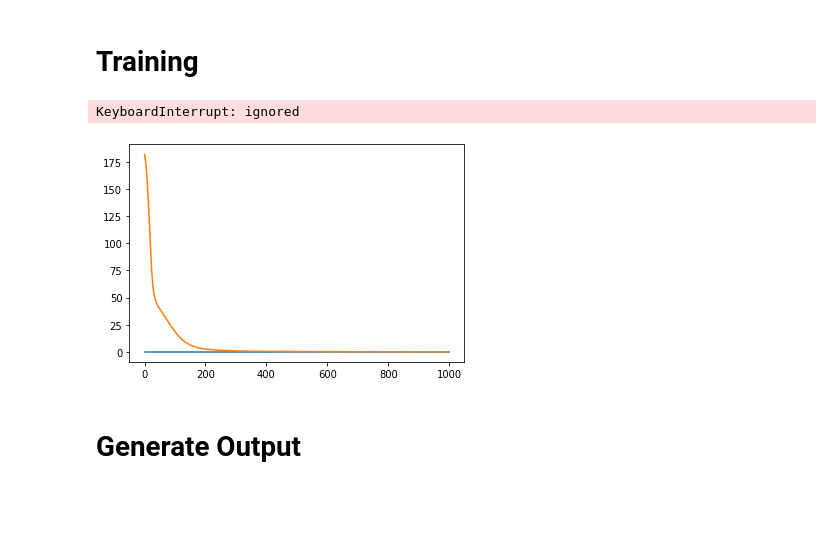
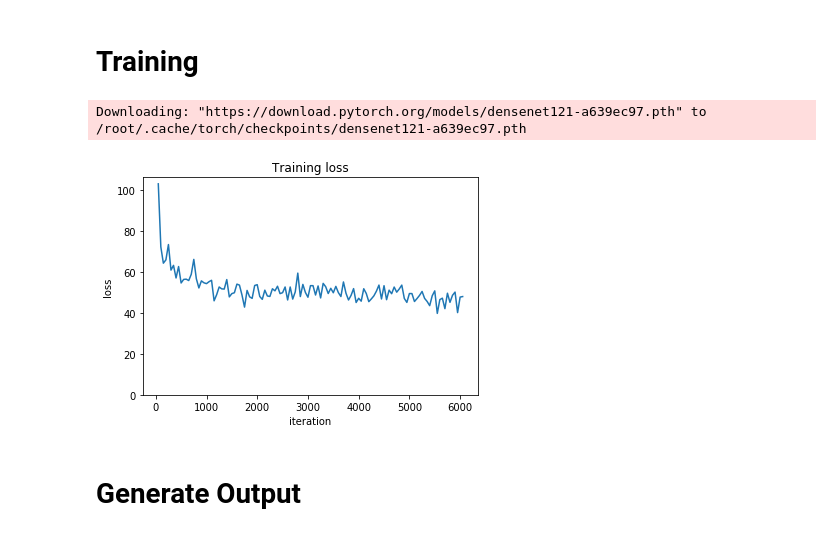
Before and after one commit to porter7678/image_caption_generator, a Jupyter notebook: image_caption_generator.ipynb, the cells around one changed output. Saved outputs shown, nothing was run; the diff lists cells and outputs as text; code cells hidden in the pictures; blank space fills up the shorter version.

```diff
--- a/image_caption_generator.ipynb
+++ b/image_caption_generator.ipynb
@@ -286,13 +281,12 @@ def get_caption_tensors(caption):
 # %% [markdown]
 # Training
 # %%
-n_epochs = 1000
-img_size = 128
+n_epochs = 1
+img_size = 256
 hidden_size = 128  # Maybe experiment with this later?
 batch_size = 1
 lr = 1e-3
-plot_every = 1 #50
-
+plot_every = 50
 
 train_dataset = ImageCaptionDataset(train=True, img_size=img_size)
 valid_dataset = ImageCaptionDataset(train=False, img_size=img_size)
@@ -348,8 +342,8 @@ for epoch in range(n_epochs):
         # Get a start_token to be the predicted output of the image on the first pass thru the RNN
         start_token_tensor = torch.Tensor([vocab_size - 2]).long().cuda()
 
+        # Calculate loss on start token
         batch_loss += criterion(scores, start_token_tensor)
-
 
         # Pass in caption tensors
         y_truth = y_truth.long()
@@ -364,23 +358,28 @@ for epoch in range(n_epochs):
 
         losses.append(batch_loss.item())
 
+        # Store the average loss for plotting
         if batch % plot_every == plot_every - 1:
-            averaged_losses.append((batch, sum(losses) / plot_every))
+            averaged_losses.append([batch, sum(losses) / plot_every])
             losses = []
 
         loop.set_description('epoch{}, loss:{:.4f} '.format(epoch, batch_loss))
         loop.update(1)
 # %% [output]
-KeyboardInterrupt: ignored
+Downloading: "https://download.pytorch.org/models/densenet121-a639ec97.pth" to /root/.cache/torch/checkpoints/densenet121-a639ec97.pth
-# %%
-# plt.plot(averaged_losses)
-# print(averaged_losses)/
-# plt.plot(*averaged_losses)
-plt.plot(averaged_losses)
-# plt.ylim(bottom=0)
-plt.show()
-# %% [output]
-[figure, removed]
+# %%
+# Plot the average loss
+avg_losses = np.array(averaged_losses)
+batch = avg_losses[:,0]
+plot_loss = avg_losses[:,1]
+plt.plot(batch, plot_loss)
+plt.ylim(bottom=0)
+plt.xlabel('iteration')
+plt.ylabel('loss')
+plt.title('Training loss')
+plt.show()
+# %% [output]
+[figure, added]
 # %% [markdown]
 # Generate Output
 # %%
```
Also changed, not shown: parts of 7 cells of this notebook.
